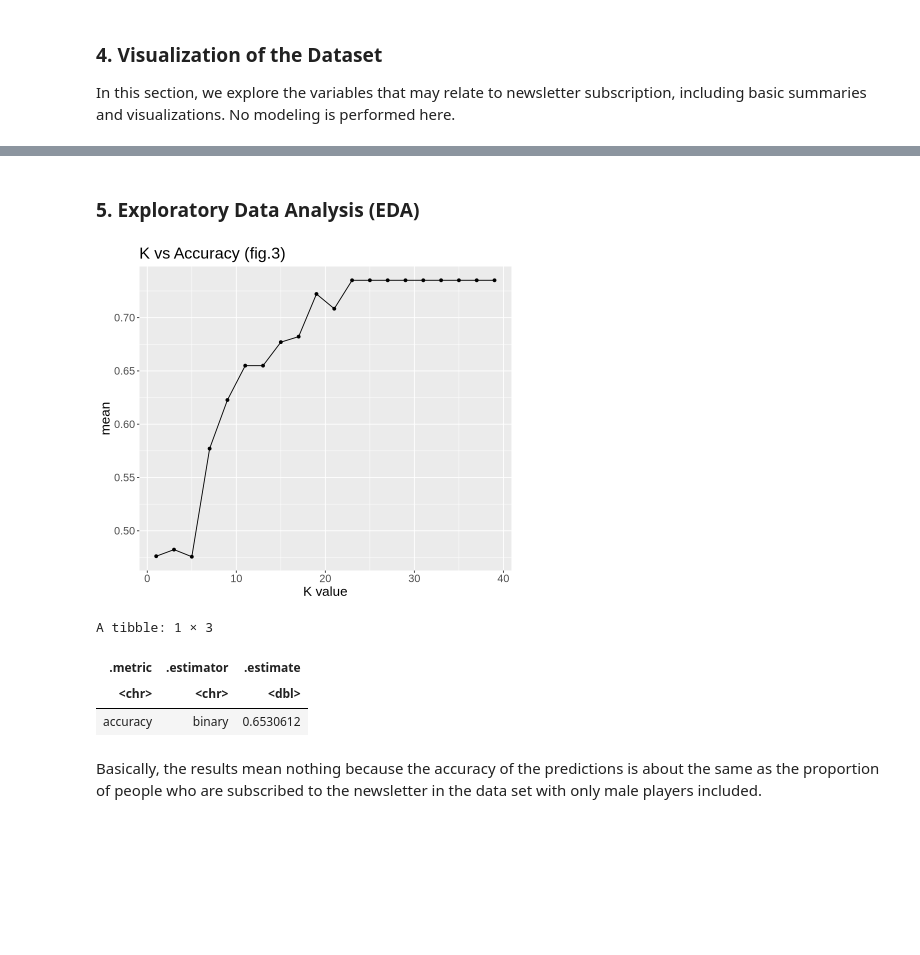
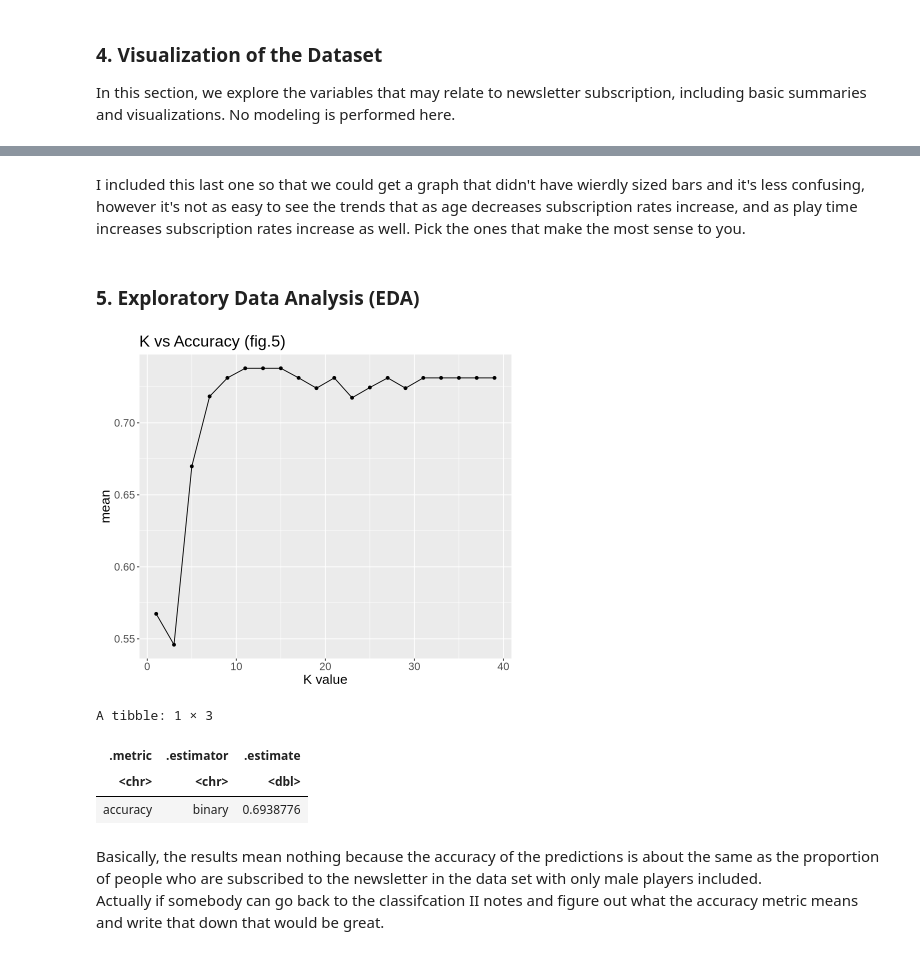
Before and after one commit to camillesnyder/Final-Project, a Jupyter notebook: Final-Project.ipynb, the cells around one changed output, grey strips where cells are left out. Cells and saved outputs as stored; diff of their text form; code cells hidden in the pictures; blank space fills up the shorter version.

```diff
--- a/Final-Project.ipynb
+++ b/Final-Project.ipynb
@@ -44,9 +62,10 @@ A tibble: 6 × 7
 <h3>2. Data Cleaning and Wrangling</h3>
 # %%
 #wrangling data by changing experience, subscribe to a numerical vector so straight-line calculations can be performed
-#selecting played_hours vector, experience vector, and people who identify as male as predictors, and subscribe variable as the response
+#selecting played_hours vector, experience vector, and Age vector as predictors, and subscribe variable as the response
+#filtering out NA values so they doesn't mess up calculations
 players_wrang <- players_data|>
-    select(played_hours, experience, subscribe)|>
+    select(played_hours, experience, Age, subscribe)|>
     mutate( experience = as_factor(experience))|>
     mutate( experience = fct_recode(experience,
                                     "1" = "Beginner",
@@ -55,6 +74,5 @@ players_wrang <- players_data|>
                                     "4" = "Veteran",
                                     "5" = "Pro"))|>
     mutate(experience = as.numeric(experience))|>
-    mutate(subscribe = as_factor(subscribe))
-
-dim(players_wrang)
+    mutate(subscribe = as_factor(subscribe))|>
+    drop_na()
@@ -174,7 +244,10 @@ Warning message in geom_histogram(stat = "count"):
+# %% [markdown]
+I included this last one so that we could get a graph that didn't have wierdly sized bars and it's less confusing, however it's not as easy to see the trends that as age decreases subscription rates increase, and as play time increases subscription rates increase as well. Pick the ones that make the most sense to you.
 # %% [markdown]
 ### 5. Exploratory Data Analysis (EDA)
 # %%
 #do knn classification given played hrs obs and experience level obs to predict subscription status
+#no needto step up the sample of non-subscribed people according to the TA since we didn't go over it in detail in the textbook or in class
 #train on 75% and test on 25%
 set.seed(27)
 
@@ -189,20 +262,17 @@ players_test<- testing(players_split)
 knn_spec <- nearest_neighbor(weight_func = "rectangular", neighbors = tune())|>
             set_engine("kknn")|>
             set_mode("classification")
+#possible parameter values
+k_vals<- tibble(neighbors = seq(from = 1, to = 40, by = 2))
 
-k_vals<- tibble(neighbors = seq(from = 1, to = 40, by = 2))
-#balance data by stepping up the sample of unsubscribed male players
-# ups_recipe <- recipe(subscribe ~ played_hours + experience, data = players_train)|>
-#       step_normalize(all_predictors())|>
-#     step_upsample(subscribe, over_ratio = 1, skip = FALSE)|>
-#     prep()
-
-# players_train <- bake(ups_recipe, players_train)
-players_recipe <- recipe(subscribe ~ played_hours + experience, data = players_train)|>
+#recipe
+players_recipe <- recipe(subscribe ~ played_hours + experience + Age, data = players_train)|>
       step_normalize(all_predictors())
 
+#validation via subsetting the training data
 players_vfold <- vfold_cv(players_train, v = 10, strata = subscribe)
 
+#results about how well the model predicts subscription status for each K-value
 players_results <- workflow()|>
     add_recipe(players_recipe)|>
     add_model(knn_spec)|>
@@ -212,17 +282,17 @@ players_results <- workflow()|>
 # %%
 options(repr.plot.height = 6)
 K_vs_accuracy <- ggplot(players_results, aes( x= neighbors, y = mean))+
     geom_point()+
     geom_line()+
-    labs( x = "K value", title = "K vs Accuracy (fig.3)")+
+    labs( x = "K value", title = "K vs Accuracy (fig.5)")+
     theme(text = element_text(size = 16))
 
 K_vs_accuracy
 # %% [output]
-[figure, old version]
+[figure, new version]
 # %%
-#retrain model based on best parameter value k=19
-players_spec <- nearest_neighbor(weight_func = "rectangular", neighbors = 21)|>
+#retrain model based on best parameter value k=11
+players_spec <- nearest_neighbor(weight_func = "rectangular", neighbors = 11)|>
     set_engine("kknn")|>
     set_mode("classification")
 
@@ -242,6 +312,8 @@ test_predictions
 A tibble: 1 × 3
 | .metric | .estimator | .estimate |
 | <chr> | <chr> | <dbl> |
-| accuracy | binary | 0.6530612 |
+| accuracy | binary | 0.6938776 |
 # %% [markdown]
 Basically, the results mean nothing because the accuracy of the predictions is about the same as the proportion of people who are subscribed to the newsletter in the data set with only male players included.
+\
+Actually if somebody can go back to the classifcation II notes and figure out what the accuracy metric means and write that down that would be great.
```
Also changed, not shown: parts of 20 cells of this notebook.
